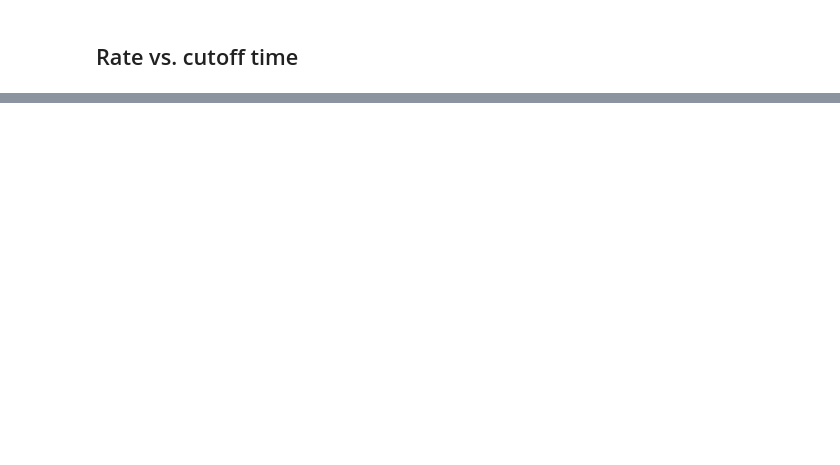
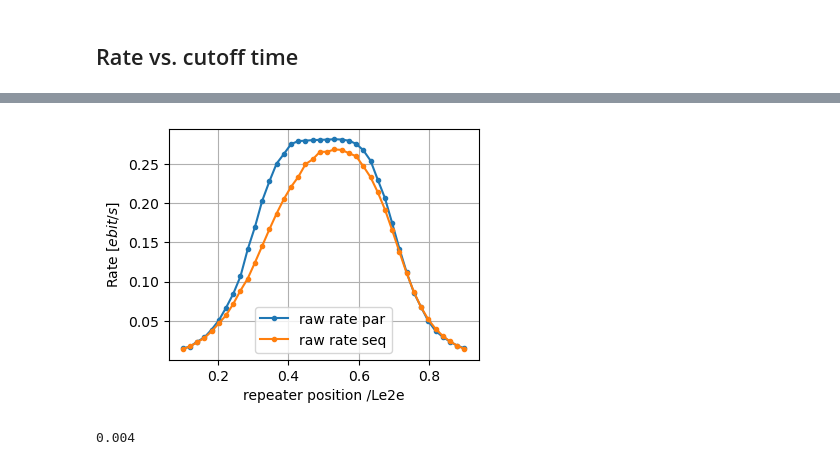
Before and after one commit to pooryousefshahrooz/repeater_chains, a Jupyter notebook: hassan/one_repeater_cutoff.ipynb, the cells around one changed output, grey strips where cells are left out. Cells and saved outputs as stored; diff of their text form; code cells hidden in the pictures; blank space fills up the shorter version.

```diff
--- a/hassan/one_repeater_cutoff.ipynb
+++ b/hassan/one_repeater_cutoff.ipynb
@@ -319,0 +332,37 @@ plt.show()
+# %%
+Le2e = 250 # e2e distance [km]
+τ_coh = 0.1
+τ_cut = 0.5*τ_coh # cutoff
+F_link = 1 # fidelity of local BP
+mu_link = 1 # depolarizing noise channel parameter (1: no noise, 0: fully depolarized)
+
+δ = 0.1
+rep_loc = np.linspace(δ,1-δ,40)
+raw_rate_par = np.zeros(len(rep_loc))
+skr_par = np.zeros(len(rep_loc))
+Fe2e_par = np.zeros(len(rep_loc))
+raw_rate_seq = np.zeros(len(rep_loc))
+skr_seq = np.zeros(len(rep_loc))
+Fe2e_seq = np.zeros(len(rep_loc))
+
+for i, pos in enumerate(rep_loc):
+    L1 = pos*Le2e
+    L2 = Le2e - L1
+    raw_rate_par[i], skr_par[i], Fe2e_par[i] = T_parallel_cutoff(L1, L2, τ_cut, τ_coh, mu_link, F_link, Nmax=1e6)
+    raw_rate_seq[i], skr_seq[i], Fe2e_seq[i] = T_sequential_cutoff(L1,L2,τ_cut,τ_coh, mu_link, F_link)
+# %%
+plt.figure(figsize=(4,3))
+
+plt.plot(rep_loc,raw_rate_par,".-",color="C0",label="raw rate par")
+plt.plot(rep_loc,raw_rate_seq,".-",color="C1",label="raw rate seq")
+plt.xlabel("repeater position /Le2e")
+plt.ylabel(r"Rate $[ebit/s]$")
+plt.grid()
+plt.legend()
+plt.show()
+# %% [output]
+[figure, added]
+# %%
+2*Le2e/c
+# %% [output]
+0.004
```
Also changed, not shown: parts of 7 cells of this notebook.
